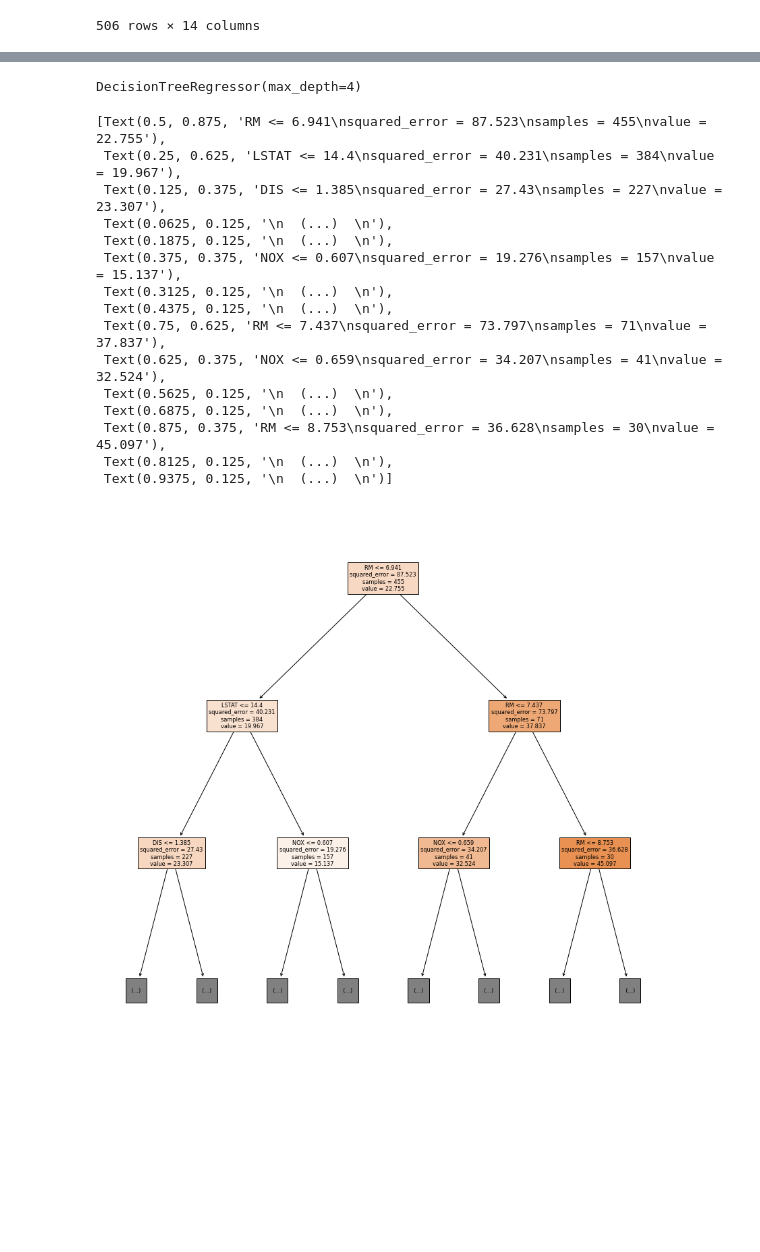
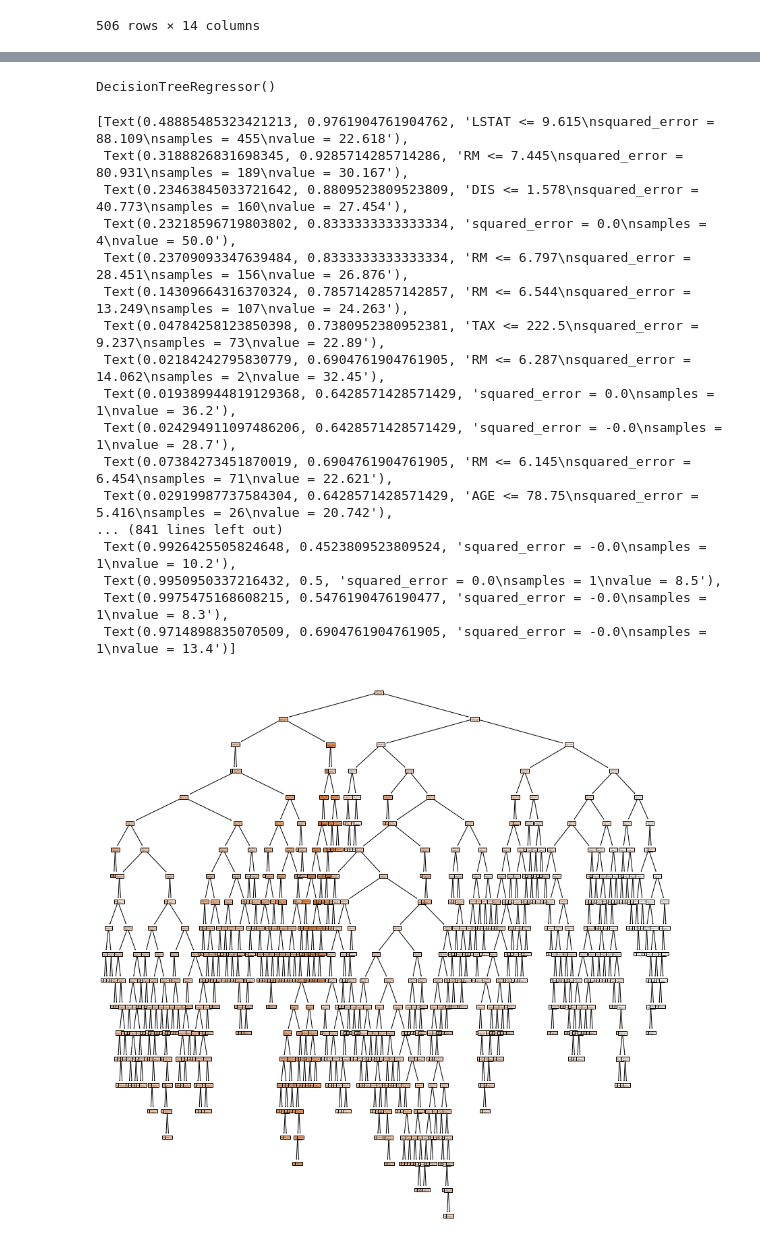
Before and after one commit to yihong1011/TibameML, a Jupyter notebook: regression.ipynb, the cells around one changed output, grey strips where cells are left out. Saved outputs shown, nothing was run; the diff lists cells and outputs as text; code cells hidden in the pictures; blank space fills up the shorter version.

```diff
--- a/regression.ipynb
+++ b/regression.ipynb
@@ -78,5 +78,5 @@ df
 # 資料整理/預處理: pandas 機器學習: numpy
 import numpy as np
 # 型態: numpy array
-x = np.array(df.drop(["ans"], axis=1))# 設x為題目
-y = np.array(df["ans"])# 設y為正確答案
+x = boston["data"]# 設x為題目
+y = boston["target"]# 設y為正確答案
@@ -89,32 +103,35 @@ x_train, x_test, y_train, y_test = train_test_split(x, y, test_size=0.1)
 # %%
 # 設置決策樹(迴歸法 Regressor)
 from sklearn.tree import DecisionTreeRegressor
-reg = DecisionTreeRegressor(max_depth=4)
+reg = DecisionTreeRegressor()
 reg.fit(x_train, y_train)
 # %% [output]
-DecisionTreeRegressor(max_depth=4)
+DecisionTreeRegressor()
 # %%
+# 繪出決策樹來觀看
 import matplotlib.pyplot as plt
 from sklearn.tree import plot_tree
 plt.figure(figsize=(15, 15))
 plot_tree(reg,
      feature_names=boston["feature_names"],
      filled=True,
-     max_depth=2)
+     )
 # %% [output]
-[Text(0.5, 0.875, 'RM <= 6.941\nsquared_error = 87.523\nsamples = 455\nvalue = 22.755'),
- Text(0.25, 0.625, 'LSTAT <= 14.4\nsquared_error = 40.231\nsamples = 384\nvalue = 19.967'),
- Text(0.125, 0.375, 'DIS <= 1.385\nsquared_error = 27.43\nsamples = 227\nvalue = 23.307'),
- Text(0.0625, 0.125, '\n  (...)  \n'),
- Text(0.1875, 0.125, '\n  (...)  \n'),
- Text(0.375, 0.375, 'NOX <= 0.607\nsquared_error = 19.276\nsamples = 157\nvalue = 15.137'),
- Text(0.3125, 0.125, '\n  (...)  \n'),
- Text(0.4375, 0.125, '\n  (...)  \n'),
- Text(0.75, 0.625, 'RM <= 7.437\nsquared_error = 73.797\nsamples = 71\nvalue = 37.837'),
- Text(0.625, 0.375, 'NOX <= 0.659\nsquared_error = 34.207\nsamples = 41\nvalue = 32.524'),
- Text(0.5625, 0.125, '\n  (...)  \n'),
- Text(0.6875, 0.125, '\n  (...)  \n'),
- Text(0.875, 0.375, 'RM <= 8.753\nsquared_error = 36.628\nsamples = 30\nvalue = 45.097'),
- Text(0.8125, 0.125, '\n  (...)  \n'),
- Text(0.9375, 0.125, '\n  (...)  \n')]
+[Text(0.48885485323421213, 0.9761904761904762, 'LSTAT <= 9.615\nsquared_error = 88.109\nsamples = 455\nvalue = 22.618'),
+ Text(0.3188826831698345, 0.9285714285714286, 'RM <= 7.445\nsquared_error = 80.931\nsamples = 189\nvalue = 30.167'),
+ Text(0.23463845033721642, 0.8809523809523809, 'DIS <= 1.578\nsquared_error = 40.773\nsamples = 160\nvalue = 27.454'),
+ Text(0.23218596719803802, 0.8333333333333334, 'squared_error = 0.0\nsamples = 4\nvalue = 50.0'),
+ Text(0.23709093347639484, 0.8333333333333334, 'RM <= 6.797\nsquared_error = 28.451\nsamples = 156\nvalue = 26.876'),
+ Text(0.14309664316370324, 0.7857142857142857, 'RM <= 6.544\nsquared_error = 13.249\nsamples = 107\nvalue = 24.263'),
+ Text(0.04784258123850398, 0.7380952380952381, 'TAX <= 222.5\nsquared_error = 9.237\nsamples = 73\nvalue = 22.89'),
+ Text(0.02184242795830779, 0.6904761904761905, 'RM <= 6.287\nsquared_error = 14.062\nsamples = 2\nvalue = 32.45'),
+ Text(0.019389944819129368, 0.6428571428571429, 'squared_error = 0.0\nsamples = 1\nvalue = 36.2'),
+ Text(0.024294911097486206, 0.6428571428571429, 'squared_error = -0.0\nsamples = 1\nvalue = 28.7'),
+ Text(0.07384273451870019, 0.6904761904761905, 'RM <= 6.145\nsquared_error = 6.454\nsamples = 71\nvalue = 22.621'),
+ Text(0.02919987737584304, 0.6428571428571429, 'AGE <= 78.75\nsquared_error = 5.416\nsamples = 26\nvalue = 20.742'),
+... (841 lines left out)
+ Text(0.9926425505824648, 0.4523809523809524, 'squared_error = -0.0\nsamples = 1\nvalue = 10.2'),
+ Text(0.9950950337216432, 0.5, 'squared_error = 0.0\nsamples = 1\nvalue = 8.5'),
+ Text(0.9975475168608215, 0.5476190476190477, 'squared_error = -0.0\nsamples = 1\nvalue = 8.3'),
+ Text(0.9714898835070509, 0.6904761904761905, 'squared_error = -0.0\nsamples = 1\nvalue = 13.4')]
-[figure, old version]
+[figure, new version]
```
Also changed, not shown: parts of 3 cells of this notebook.
